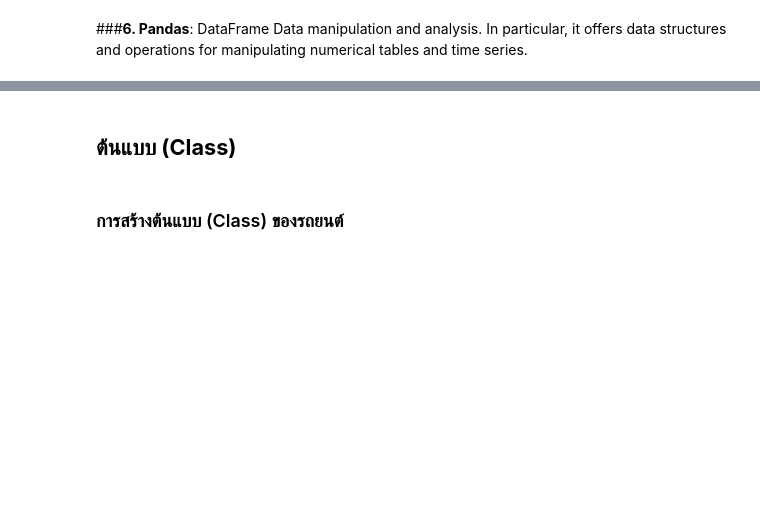
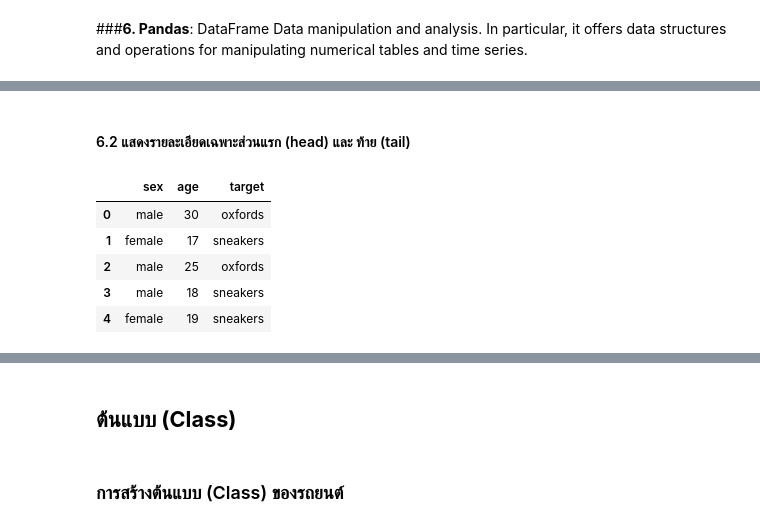
Before and after one commit to kanokwatt/train-2023-10-28, a Jupyter notebook: Python_for_Data_Science.ipynb, the cells around one changed output, grey strips where cells are left out. Drawn from its saved outputs; the diff is of its cells as text; code cells hidden in the pictures; blank space fills up the shorter version.

```diff
--- a/Python_for_Data_Science.ipynb
+++ b/Python_for_Data_Science.ipynb
@@ -1876,0 +2222,11 @@ new_data = [1, 4, 9, 16, 25]
+# %% [markdown]
+#### 6.2 แสดงรายละเอียดเฉพาะส่วนแรก (head) และ ท้าย (tail)
+# %%
+data.head() # รายละเอียดส่วนแรก
+# %% [output]
+|  | sex | age | target |
+| 0 | male | 30 | oxfords |
+| 1 | female | 17 | sneakers |
+| 2 | male | 25 | oxfords |
+| 3 | male | 18 | sneakers |
+| 4 | female | 19 | sneakers |
```
Also changed, not shown: parts of 37 cells of this notebook.
